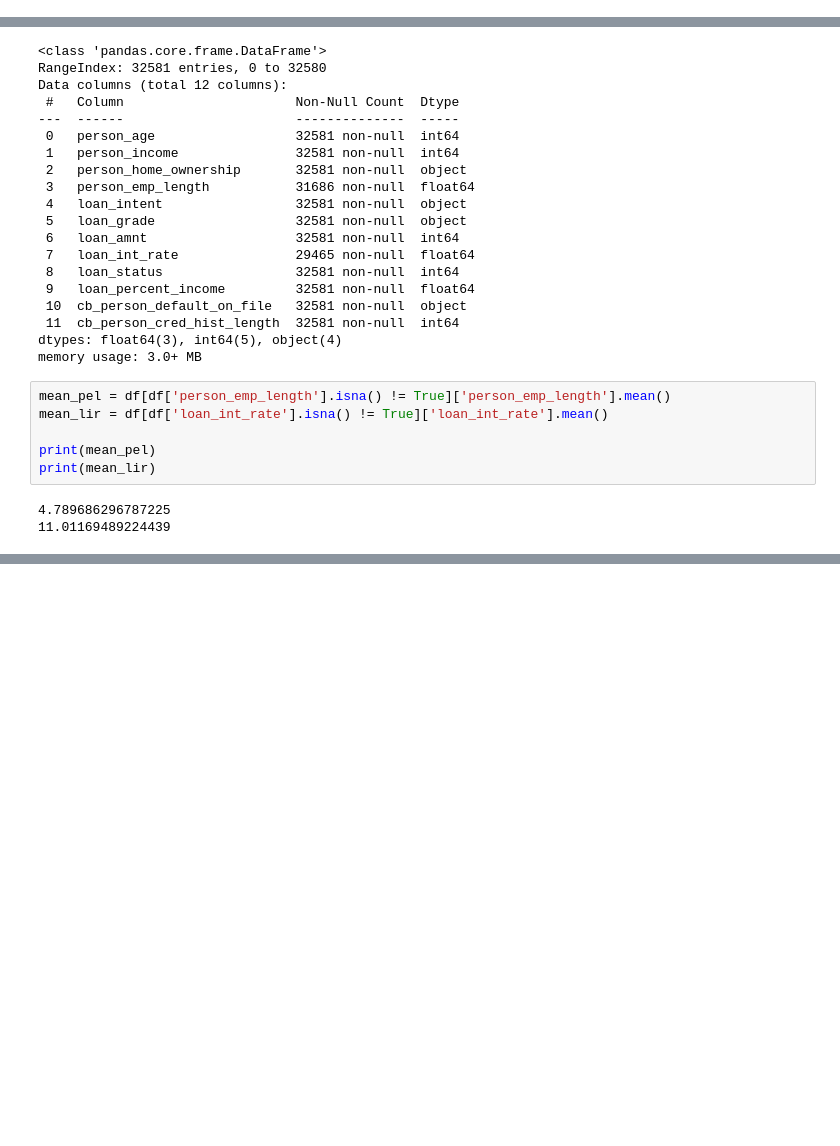
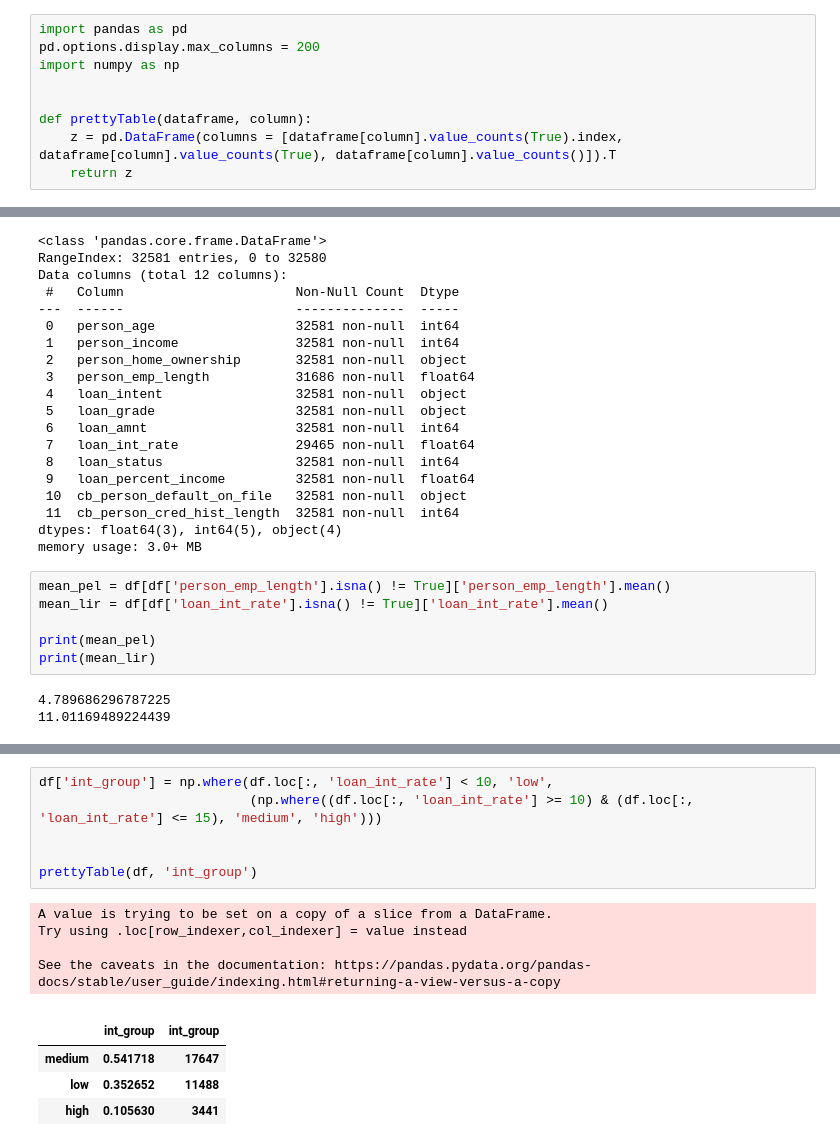
Before and after one commit to WickedoneC/Finance_Projects, a Jupyter notebook: Loan_Analysis/Loan_EDA.ipynb, the cells around one changed output, grey strips where cells are left out. Drawn from its saved outputs; the diff is of its cells as text; blank space fills up the shorter version.

Commit message:
creating additional columns

```diff
--- a/Loan_Analysis/Loan_EDA.ipynb
+++ b/Loan_Analysis/Loan_EDA.ipynb
@@ -4,3 +1,12 @@ pd.options.display.max_columns = 200
+# %%
+import pandas as pd
+pd.options.display.max_columns = 200
+import numpy as np
+
+
+def prettyTable(dataframe, column):
+    z = pd.DataFrame(columns = [dataframe[column].value_counts(True).index, dataframe[column].value_counts(True), dataframe[column].value_counts()]).T
+    return z
 # %%
 # loans_full_schema = pd.read_csv('loans_full_schema.csv')
 # print(loans_full_schema['loan_status'].value_counts(dropna = False))
@@ -101,0 +189,16 @@ TypeError: 'Series' object cannot be interpreted as an integer
+# %%
+df['int_group'] = np.where(df.loc[:, 'loan_int_rate'] < 10, 'low',
+                           (np.where((df.loc[:, 'loan_int_rate'] >= 10) & (df.loc[:, 'loan_int_rate'] <= 15), 'medium', 'high')))
+
+
+prettyTable(df, 'int_group')
+# %% [output]
+A value is trying to be set on a copy of a slice from a DataFrame.
+Try using .loc[row_indexer,col_indexer] = value instead
+
+See the caveats in the documentation: https://pandas.pydata.org/pandas-docs/stable/user_guide/indexing.html#returning-a-view-versus-a-copy
+|  |  |  |
+|  | int_group | int_group |
+| medium | 0.541718 | 17647 |
+| low | 0.352652 | 11488 |
+| high | 0.105630 | 3441 |
```
Also changed, not shown: parts of 18 cells of this notebook.
